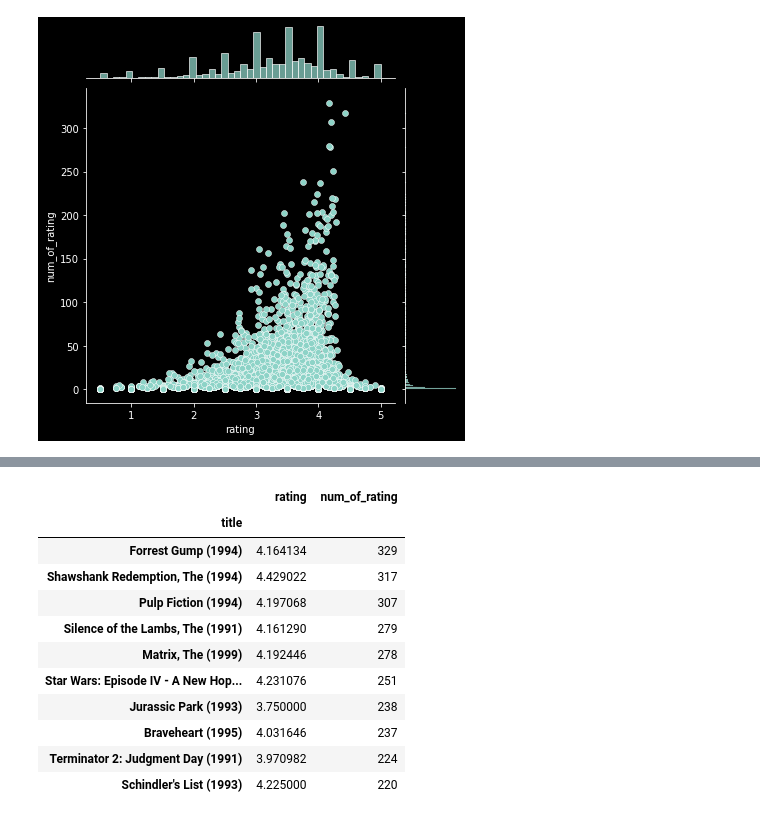
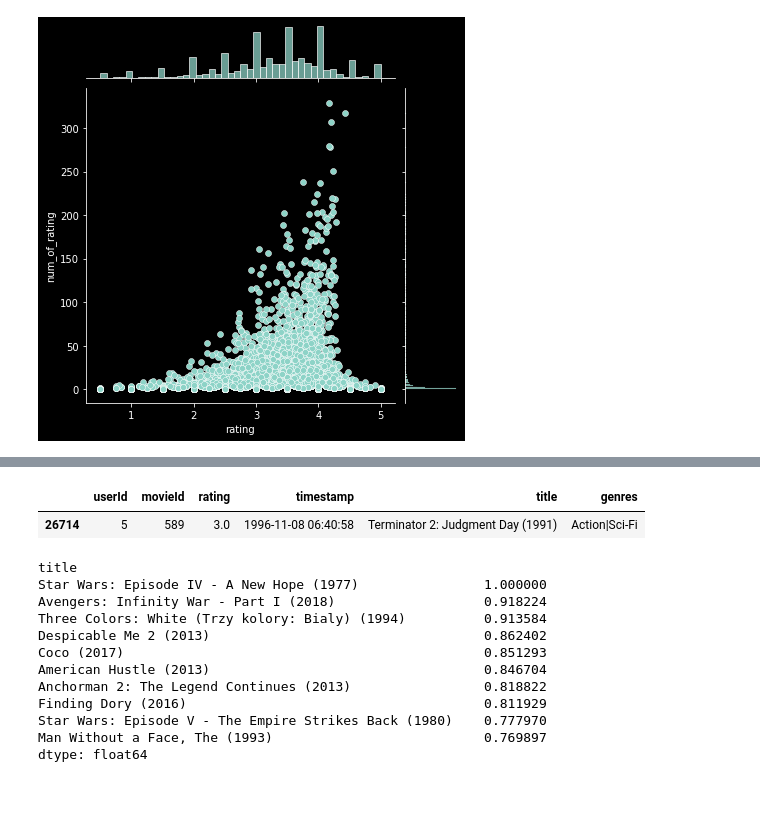
Before and after one commit to sku1978/sk-share-repo, a Jupyter notebook: ML/Recommender-System/Simple Recommender System.ipynb, the cells around one changed output, grey strips where cells are left out. Cells and saved outputs as stored; diff of their text form; code cells hidden in the pictures; blank space fills up the shorter version.

```diff
--- a/ML/Recommender-System/Simple Recommender System.ipynb
+++ b/ML/Recommender-System/Simple Recommender System.ipynb
@@ -88,0 +148,5 @@ ratings=df.pivot_table(index='userId', columns='title', values='rating')
+# %%
+df[(df['title'] == 'Terminator 2: Judgment Day (1991)')].head(1)
+# %% [output]
+|  | userId | movieId | rating | timestamp | title | genres |
+| 26714 | 5 | 589 | 3.0 | 1996-11-08 06:40:58 | Terminator 2: Judgment Day (1991) | Action|Sci-Fi |
@@ -89,15 +155,15 @@ ratings=df.pivot_table(index='userId', columns='title', values='rating')
 # %%
-df_movie.sort_values('num_of_rating', ascending=False).head(10)
+moviemat.corrwith(test_movie).sort_values(ascending=False).head(10)
 # %% [output]
-|  | rating | num_of_rating |
-| title |  |  |
-| Forrest Gump (1994) | 4.164134 | 329 |
-| Shawshank Redemption, The (1994) | 4.429022 | 317 |
-| Pulp Fiction (1994) | 4.197068 | 307 |
-| Silence of the Lambs, The (1991) | 4.161290 | 279 |
-| Matrix, The (1999) | 4.192446 | 278 |
-| Star Wars: Episode IV - A New Hop... | 4.231076 | 251 |
-| Jurassic Park (1993) | 3.750000 | 238 |
-| Braveheart (1995) | 4.031646 | 237 |
-| Terminator 2: Judgment Day (1991) | 3.970982 | 224 |
-| Schindler's List (1993) | 4.225000 | 220 |
+title
+Star Wars: Episode IV - A New Hope (1977)                1.000000
+Avengers: Infinity War - Part I (2018)                   0.918224
+Three Colors: White (Trzy kolory: Bialy) (1994)          0.913584
+Despicable Me 2 (2013)                                   0.862402
+Coco (2017)                                              0.851293
+American Hustle (2013)                                   0.846704
+Anchorman 2: The Legend Continues (2013)                 0.818822
+Finding Dory (2016)                                      0.811929
+Star Wars: Episode V - The Empire Strikes Back (1980)    0.777970
+Man Without a Face, The (1993)                           0.769897
+dtype: float64
```
Also changed, not shown: parts of 11 cells of this notebook.
